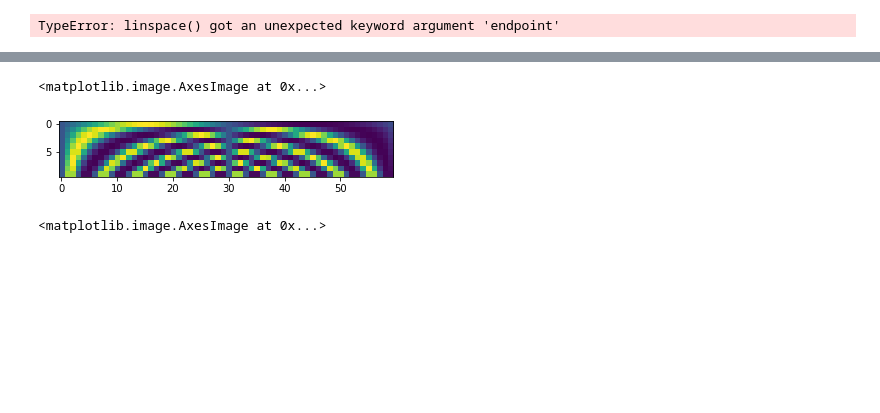
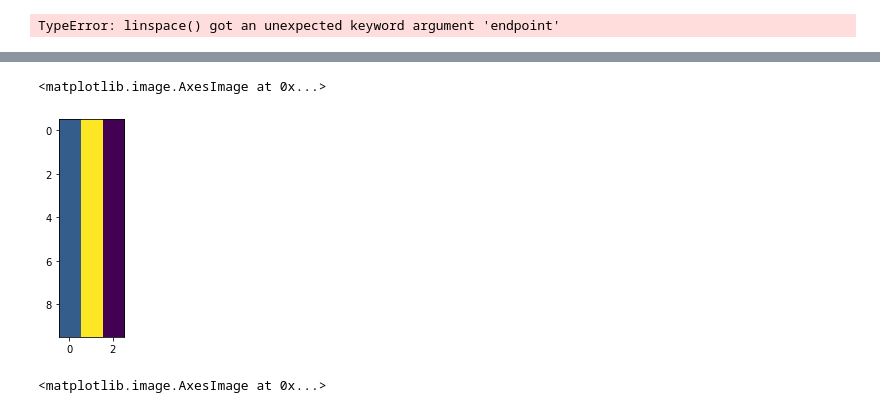
Before and after one commit to AlexTMallen/NASA-GEOS, a Jupyter notebook: 1D-omega-speedup.ipynb, the cells around one changed output, grey strips where cells are left out. Drawn from its saved outputs; the diff is of its cells as text; code cells hidden in the pictures; blank space fills up the shorter version.

```diff
--- a/1D-omega-speedup.ipynb
+++ b/1D-omega-speedup.ipynb
@@ -388,7 +388,7 @@ from numpy.fft import fftshift, ifftshift, ifftn, fftfreq, fftn, rfftn, irfftn
 # Lft = np.array([range(i + 1, i + 4) for i in range(10, 90, 10)])
 
 T = 10
-K = 6
+K = 3
 inpts = np.arange(K*T) * 2 * np.pi / (K * T)
 mesh_t, mesh1, mesh2 = np.meshgrid(np.arange(1, T + 1), inpts, inpts, indexing="ij")
 local_losses = np.exp(np.sin(mesh_t * (mesh1 + mesh2)))
@@ -408,8 +416,8 @@ for t in range(1, T + 1):
 # %%
-plt.imshow(local_losses[:, :, 0])
+plt.imshow(L[:, :, 0])
 # %% [output]
 <matplotlib.image.AxesImage at 0x...>
-[figure, old version]
+[figure, new version]
 # %%
 actual_E = np.sum(local_losses, axis=0)
 # %%
```
Also changed, not shown: parts of 8 cells of this notebook.
